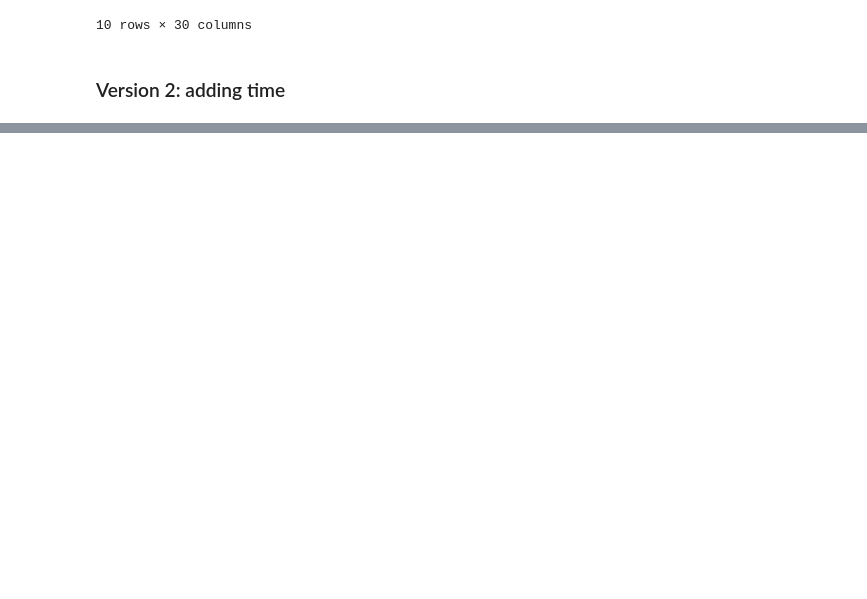
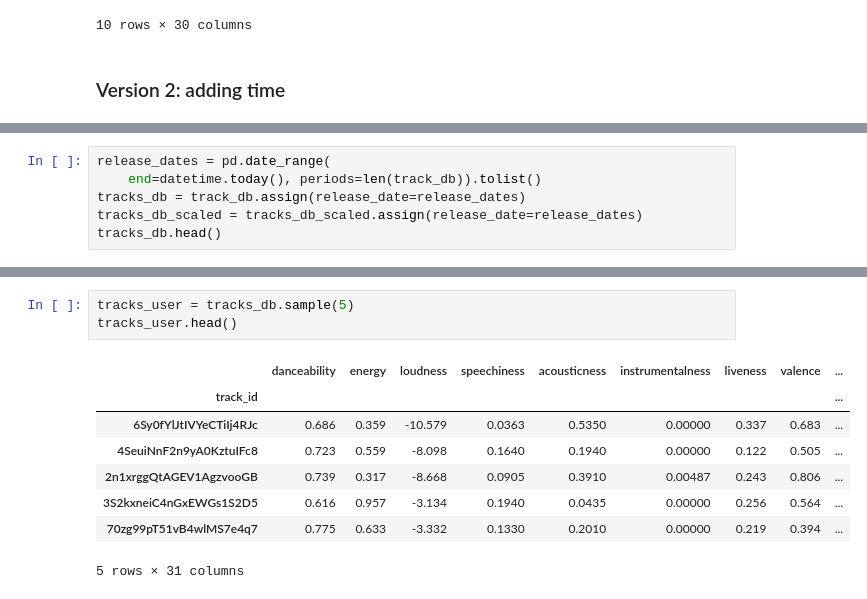
Before and after one commit to pawlooss1/spotify-data-mining, a Jupyter notebook: notebooks/recomm_sys_demo.ipynb, the cells around one changed output, grey strips where cells are left out. Saved outputs shown, nothing was run; the diff lists cells and outputs as text; blank space fills up the shorter version.

```diff
--- a/notebooks/recomm_sys_demo.ipynb
+++ b/notebooks/recomm_sys_demo.ipynb
@@ -128,0 +123,6 @@ track_db.sort_values('similarity', ascending=False).iloc[:10]
+# %%
+release_dates = pd.date_range(
+    end=datetime.today(), periods=len(track_db)).tolist()
+tracks_db = track_db.assign(release_date=release_dates)
+tracks_db_scaled = tracks_db_scaled.assign(release_date=release_dates)
+tracks_db.head()
@@ -128,0 +138,12 @@ track_db.sort_values('similarity', ascending=False).iloc[:10]
+# %%
+tracks_user = tracks_db.sample(5)
+tracks_user.head()
+# %% [output]
+|  | danceability | energy | loudness | speechiness | acousticness | instrumentalness | liveness | valence | ... |
+| track_id |  |  |  |  |  |  |  |  | ... |
+| 6Sy0fYlJtIVYeCTiIj4RJc | 0.686 | 0.359 | -10.579 | 0.0363 | 0.5350 | 0.00000 | 0.337 | 0.683 | ... |
+| 4SeuiNnF2n9yA0KztuIFc8 | 0.723 | 0.559 | -8.098 | 0.1640 | 0.1940 | 0.00000 | 0.122 | 0.505 | ... |
+| 2n1xrggQtAGEV1AgzvooGB | 0.739 | 0.317 | -8.668 | 0.0905 | 0.3910 | 0.00487 | 0.243 | 0.806 | ... |
+| 3S2kxneiC4nGxEWGs1S2D5 | 0.616 | 0.957 | -3.134 | 0.1940 | 0.0435 | 0.00000 | 0.256 | 0.564 | ... |
+| 70zg99pT51vB4wlMS7e4q7 | 0.775 | 0.633 | -3.332 | 0.1330 | 0.2010 | 0.00000 | 0.219 | 0.394 | ... |
+5 rows × 31 columns
```
Also changed, not shown: parts of 9 cells of this notebook.
